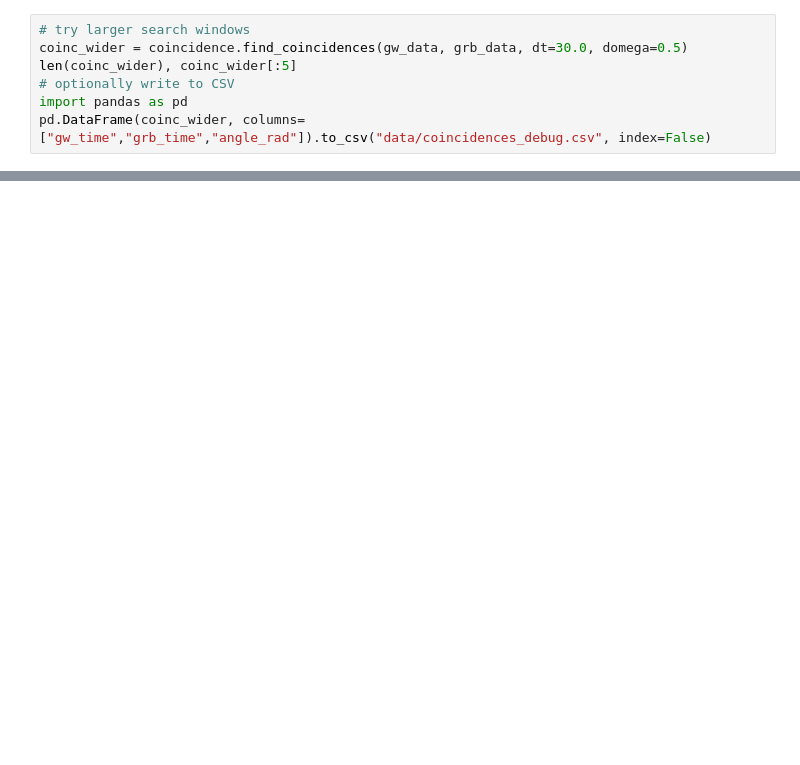
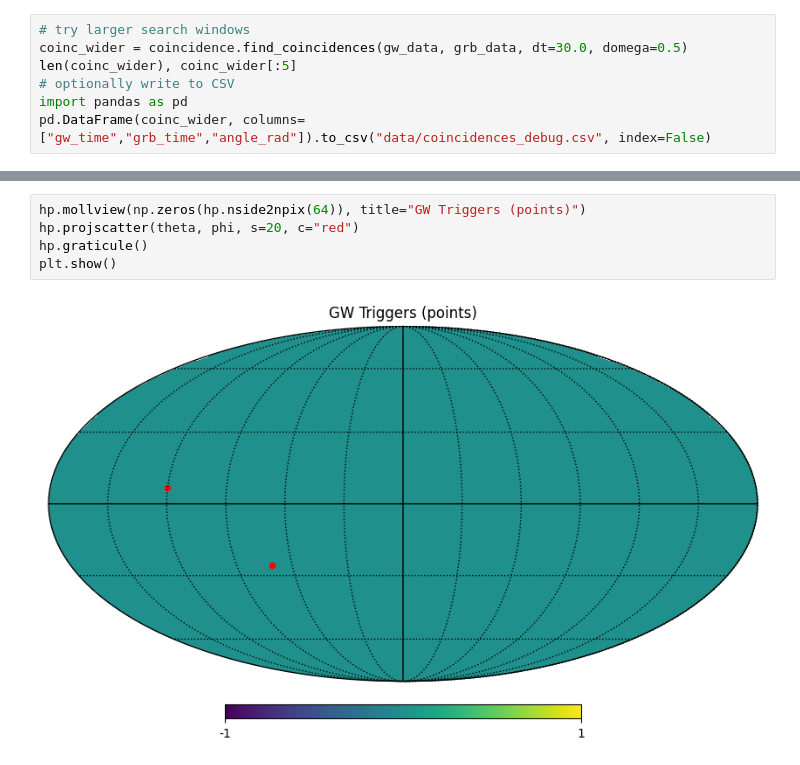
Before and after one commit to jhansth/gw-grb-joint-analysis, a Jupyter notebook: notebooks/exploratory_analysis.ipynb, the cells around one changed output, grey strips where cells are left out. Saved outputs shown, nothing was run; the diff lists cells and outputs as text; blank space fills up the shorter version.

```diff
--- a/notebooks/exploratory_analysis.ipynb
+++ b/notebooks/exploratory_analysis.ipynb
@@ -109,0 +140,7 @@ time diff, angle (s, rad): 1832.944036245346 0.017587860970182195
+# %%
+hp.mollview(np.zeros(hp.nside2npix(64)), title="GW Triggers (points)")
+hp.projscatter(theta, phi, s=20, c="red")
+hp.graticule()
+plt.show()
+# %% [output]
+[figure, added]
```
Also changed, not shown: parts of 6 cells of this notebook, 2 other files.
